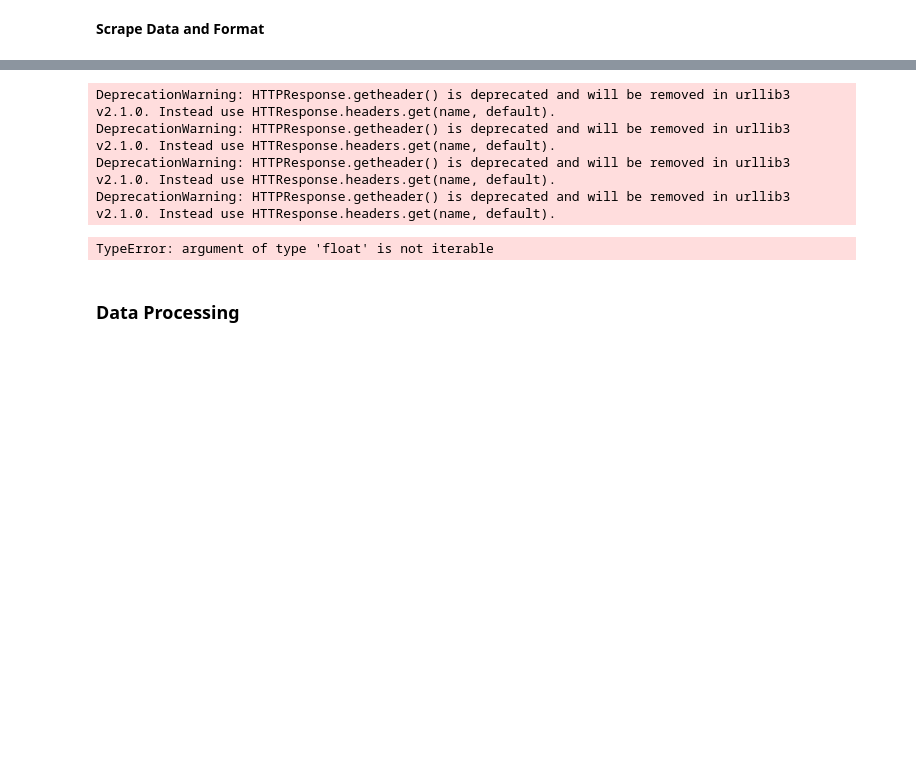
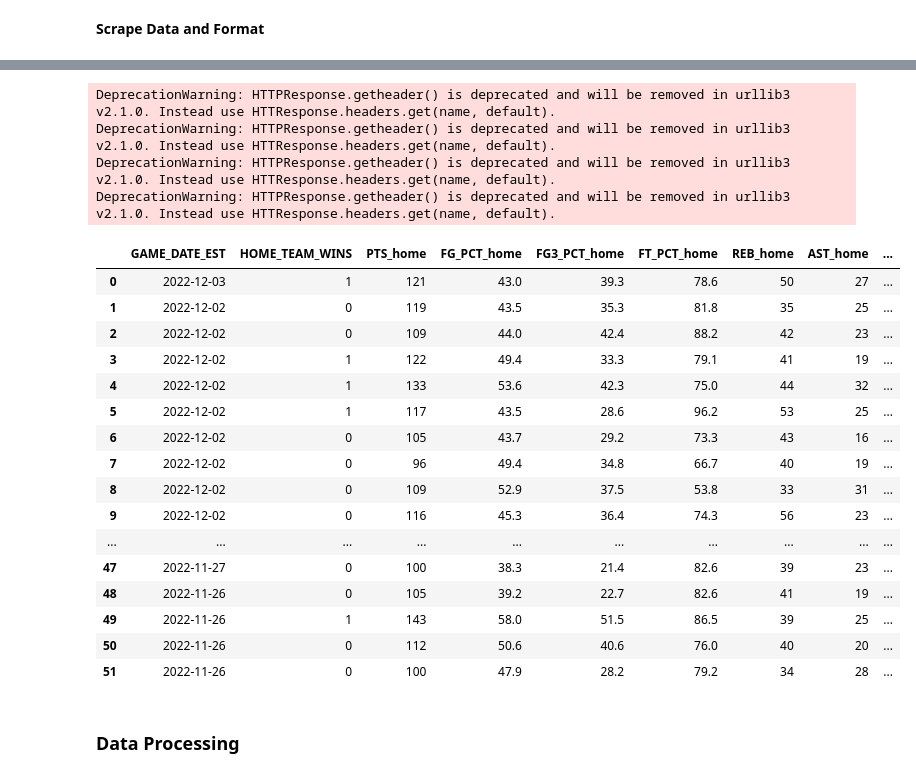
Before and after one commit to cmunch1/nba-prediction, a Jupyter notebook: 09_production_features_pipeline.ipynb, the cells around one changed output, grey strips where cells are left out. Saved outputs shown, nothing was run; the diff lists cells and outputs as text; code cells hidden in the pictures; blank space fills up the shorter version.

```diff
--- a/09_production_features_pipeline.ipynb
+++ b/09_production_features_pipeline.ipynb
@@ -51,7 +51,7 @@ except:
 # %%
 
 # set search strings for the last seven days
-DAYS = 1
+DAYS = 7
 SEASON = "" #no season will cause website to default to current season, format is "2022-23"
 TODAY = datetime.now(timezone('EST')) #nba.com uses US Eastern Standard Time
 LASTWEEK = (TODAY - timedelta(days=DAYS))
@@ -68,4 +68,6 @@ driver.close()
 
 df = convert_columns(df)
 df = combine_home_visitor(df)
+
+df
 # %% [output]
@@ -75,8 +77,24 @@ df = combine_home_visitor(df)
 DeprecationWarning: HTTPResponse.getheader() is deprecated and will be removed in urllib3 v2.1.0. Instead use HTTResponse.headers.get(name, default).
 DeprecationWarning: HTTPResponse.getheader() is deprecated and will be removed in urllib3 v2.1.0. Instead use HTTResponse.headers.get(name, default).
 DeprecationWarning: HTTPResponse.getheader() is deprecated and will be removed in urllib3 v2.1.0. Instead use HTTResponse.headers.get(name, default).
 DeprecationWarning: HTTPResponse.getheader() is deprecated and will be removed in urllib3 v2.1.0. Instead use HTTResponse.headers.get(name, default).
-TypeError: argument of type 'float' is not iterable
+|  | GAME_DATE_EST | HOME_TEAM_WINS | PTS_home | FG_PCT_home | FG3_PCT_home | FT_PCT_home | REB_home | AST_home | ... |
+| 0 | 2022-12-03 | 1 | 121 | 43.0 | 39.3 | 78.6 | 50 | 27 | ... |
+| 1 | 2022-12-02 | 0 | 119 | 43.5 | 35.3 | 81.8 | 35 | 25 | ... |
+| 2 | 2022-12-02 | 0 | 109 | 44.0 | 42.4 | 88.2 | 42 | 23 | ... |
+| 3 | 2022-12-02 | 1 | 122 | 49.4 | 33.3 | 79.1 | 41 | 19 | ... |
+| 4 | 2022-12-02 | 1 | 133 | 53.6 | 42.3 | 75.0 | 44 | 32 | ... |
+| 5 | 2022-12-02 | 1 | 117 | 43.5 | 28.6 | 96.2 | 53 | 25 | ... |
+| 6 | 2022-12-02 | 0 | 105 | 43.7 | 29.2 | 73.3 | 43 | 16 | ... |
+| 7 | 2022-12-02 | 0 | 96 | 49.4 | 34.8 | 66.7 | 40 | 19 | ... |
+| 8 | 2022-12-02 | 0 | 109 | 52.9 | 37.5 | 53.8 | 33 | 31 | ... |
+| 9 | 2022-12-02 | 0 | 116 | 45.3 | 36.4 | 74.3 | 56 | 23 | ... |
+| ... | ... | ... | ... | ... | ... | ... | ... | ... | ... |
+| 47 | 2022-11-27 | 0 | 100 | 38.3 | 21.4 | 82.6 | 39 | 23 | ... |
+| 48 | 2022-11-26 | 0 | 105 | 39.2 | 22.7 | 82.6 | 41 | 19 | ... |
+| 49 | 2022-11-26 | 1 | 143 | 58.0 | 51.5 | 86.5 | 39 | 25 | ... |
+| 50 | 2022-11-26 | 0 | 112 | 50.6 | 40.6 | 76.0 | 40 | 20 | ... |
+| 51 | 2022-11-26 | 0 | 100 | 47.9 | 28.2 | 79.2 | 34 | 28 | ... |
 # %% [markdown]
 ### Data Processing
 # %%
```
Also changed, not shown: parts of 7 cells of this notebook, 1 other file.
